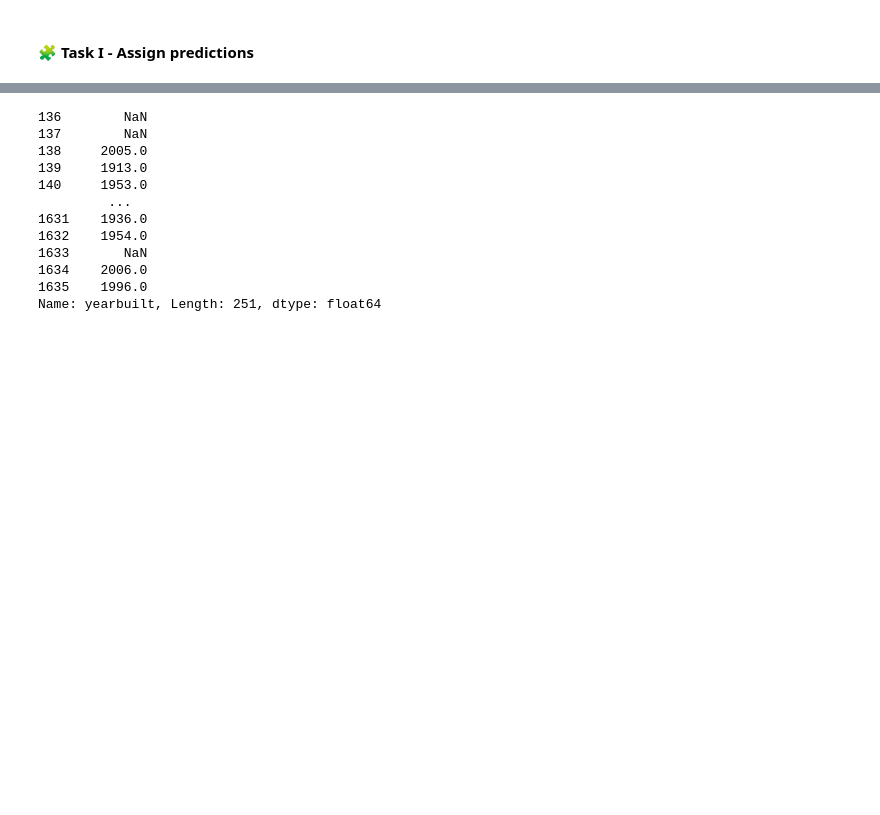
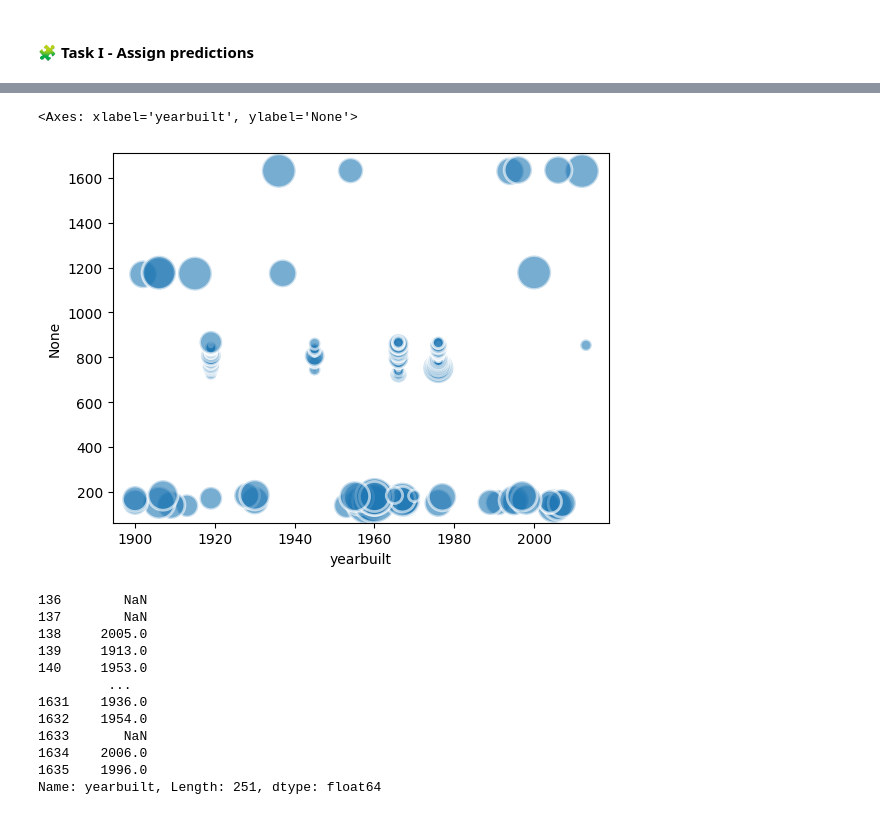
Before and after one commit to DmtrRm/IAAC2024_tutorials, a Jupyter notebook: notebooks/02_missing_data.ipynb, the cells around one changed output, grey strips where cells are left out. Drawn from its saved outputs; the diff is of its cells as text; code cells hidden in the pictures; blank space fills up the shorter version.

```diff
--- a/notebooks/02_missing_data.ipynb
+++ b/notebooks/02_missing_data.ipynb
@@ -38,6 +38,7 @@ For us it is important to understand why the values might be missing, as it give
 One of the methods is to check for each cell whether it is a NaN value and look at the values count that we are already familiar with:
 # %%
 metadata = pd.read_csv("/content/metadata_new", index_col=0, on_bad_lines='skip')
+metadata_non_encoded = pd.read_csv("/content/metadata.csv", index_col=0, on_bad_lines='skip')
 metadata.head()
 # %% [output]
 |  | building_id | site_id | primaryspaceusage | sub_primaryspaceusage | sqm | timezone | electricity | ... |
@@ -292,3 +329,15 @@ array([1906., 1995., 2006., 1906., 1900., 1945., 1919., 1919., 1976.,
+# %%
+sns.scatterplot(data=metadata_non_encoded,x=metadata_non_encoded["yearbuilt"], y=metadata_non_encoded["rating"].index,
+                size=metadata_non_encoded["numberoffloors"],
+                legend=False,
+                sizes=(5, 1000),
+                cmap="Accent",
+                alpha=0.6,
+                edgecolors="white",
+                linewidth=2)
+# %% [output]
+<Axes: xlabel='yearbuilt', ylabel='None'>
+[figure, added]
 # %%
 metadata["yearbuilt"] # Your code here
 # %% [output]
```
Also changed, not shown: parts of 8 cells of this notebook.
